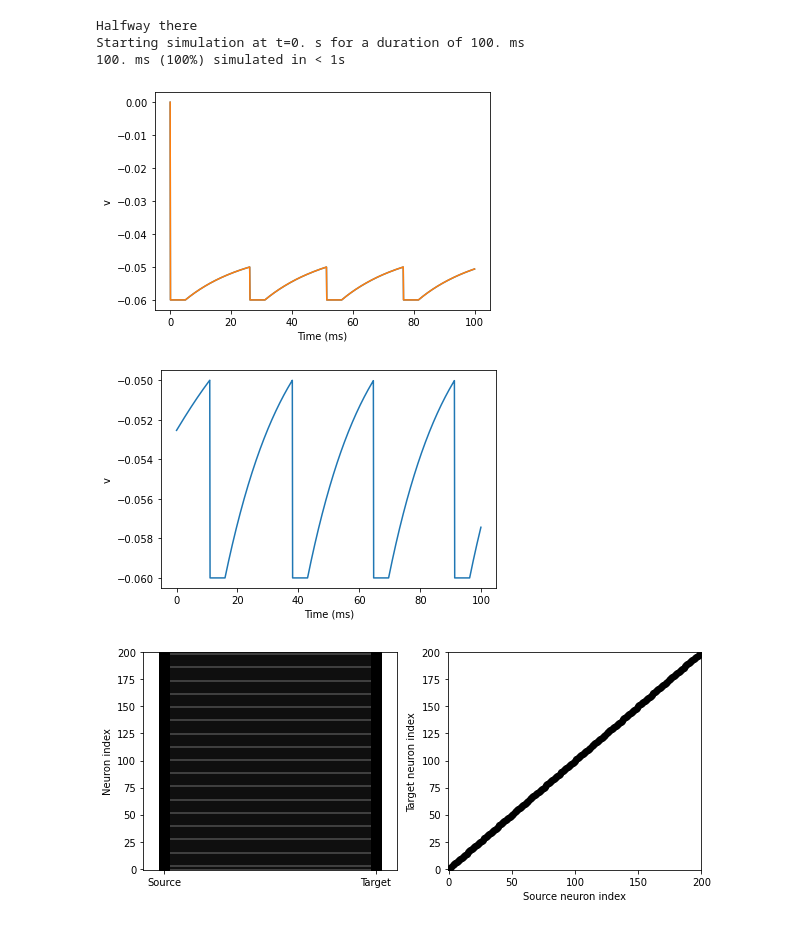
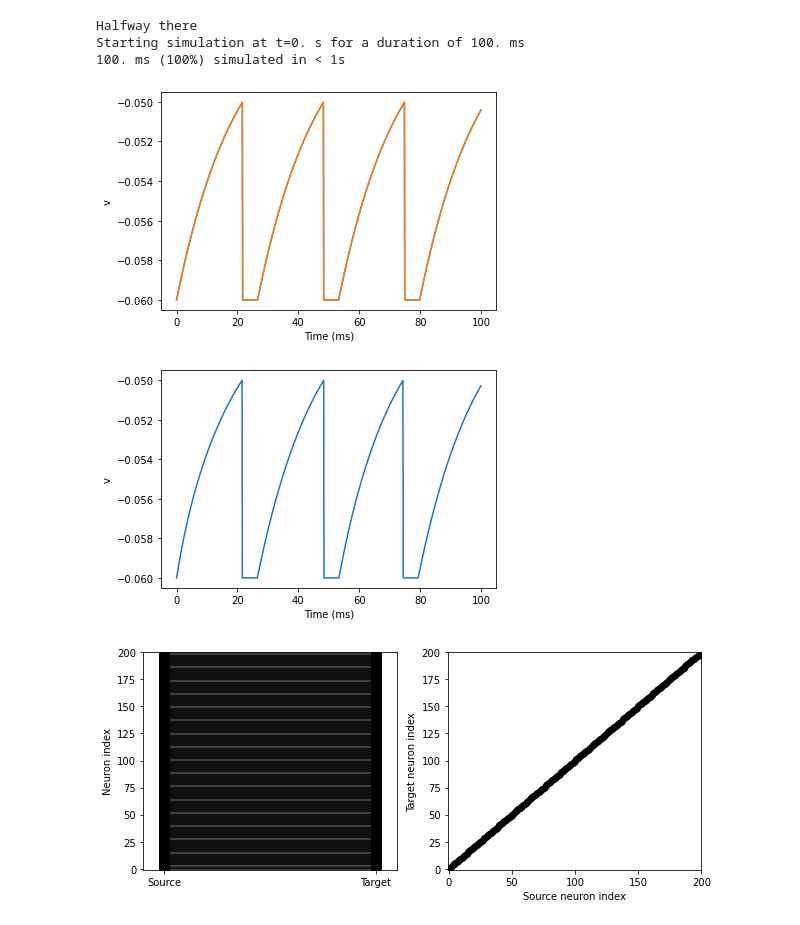
Before and after one commit to EmilyBjartskular/spiking-adventure, a Jupyter notebook: notebook/Synapses connections.ipynb, the cells around one changed output. Saved outputs shown, nothing was run; the diff lists cells and outputs as text; code cells hidden in the pictures.

```diff
--- a/notebook/Synapses connections.ipynb
+++ b/notebook/Synapses connections.ipynb
@@ -122,11 +122,11 @@ V_r = E_l              # Reset potential
 ### Synapse parameters
 w_e = 0.05*nS          # Excitatory synaptic conductance
 w_i = 1.0*nS           # Inhibitory synaptic conductance
-U_0 = 0.6              # Synaptic release probability at rest
+U_0 = 0              # Synaptic release probability at rest
 Omega_d = 2.0/second   # Synaptic depression rate
 Omega_f = 3.33/second  # Synaptic facilitation rate
 
-indices = [0,5,0] #np.linspace(0, 50, num=2)
+indices = [0,1,2] #np.linspace(0, 50, num=2)
 
 
 times = [49,50,51]*ms #np.linspace(10, 90, num=2)*ms
@@ -160,7 +160,7 @@ right = NeuronGroup(1, model=neuron_eqs,
                       threshold='v>V_th', reset='v=V_r',
                       refractory='tau_r', method='euler')
 # Random initial membrane potential values and conductances
-neurons.v = 'E_l + rand()*(V_th-E_l)'
+neurons.v = input_group.v = left.v = right.v = 'E_l'
 neurons.g_e = 'w_e'
 neurons.g_i = 'w_i'
 #neurons.I = 2
@@ -240,41 +240,41 @@ state_mon = StateMonitor(neurons, ['v', 'g_e', 'g_i'], record=ni)
 # We make sure to monitor synaptic variables after synapse are updated in order
 # to use simple recurrence relations to reconstruct them. Record all synapses
 # originating from neuron ni
 synapse_mon = StateMonitor(exc_syn, ['u_S', 'x_S'],
                            record=exc_syn[ni, :], when='after_synapses')
 
 M_left = StateMonitor(left_neuron, 'v', record=0)
 M_right = StateMonitor(right_neuron, 'v', record=0)
 L_right = StateMonitor(inh_neurons, 'v', record=0)
 
 print('Halfway there')
 
 
 
 
 run(duration, report='text')
 
 plot(M_left.t/ms, M_left.v[0])
 xlabel('Time (ms)')
 ylabel('v');
 
 
 
 plot(M_right.t/ms, M_right.v[0])
 xlabel('Time (ms)')
 ylabel('v');
 # %% [output]
 Halfway there
 Starting simulation at t=0. s for a duration of 100. ms
 100. ms (100%) simulated in < 1s
-[figure, old version]
+[figure, new version]
 # %%
 
 plot(L_right.t/ms, L_right.v[0])
 xlabel('Time (ms)')
 ylabel('v');
 # %% [output]
-[figure, old version]
+[figure, new version]
 # %%
 visualise_connectivity(exc_syn)
 visualise_connectivity(exc_syn_left)
```
Also changed, not shown: parts of 1 cell of this notebook, 3 other files.
